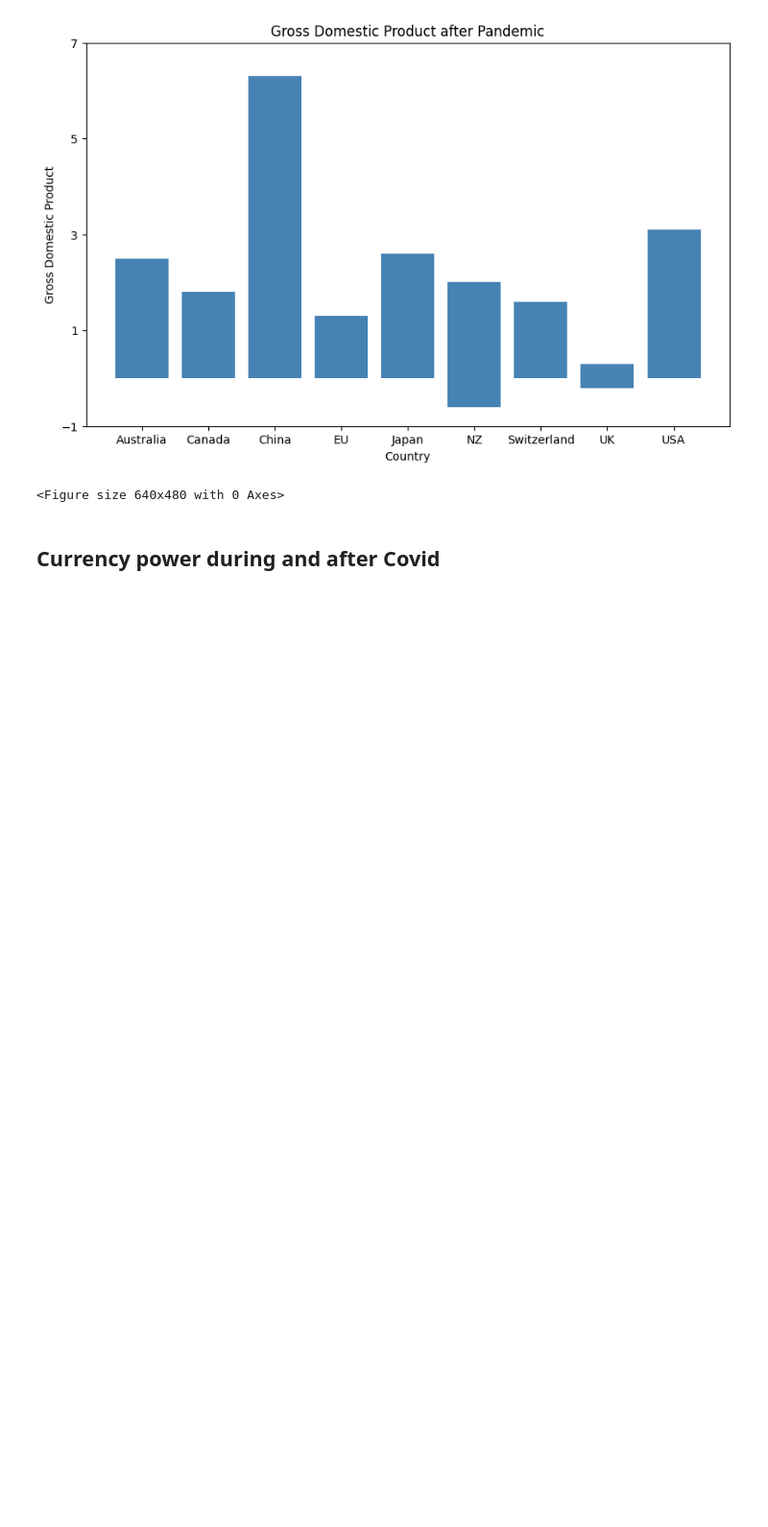
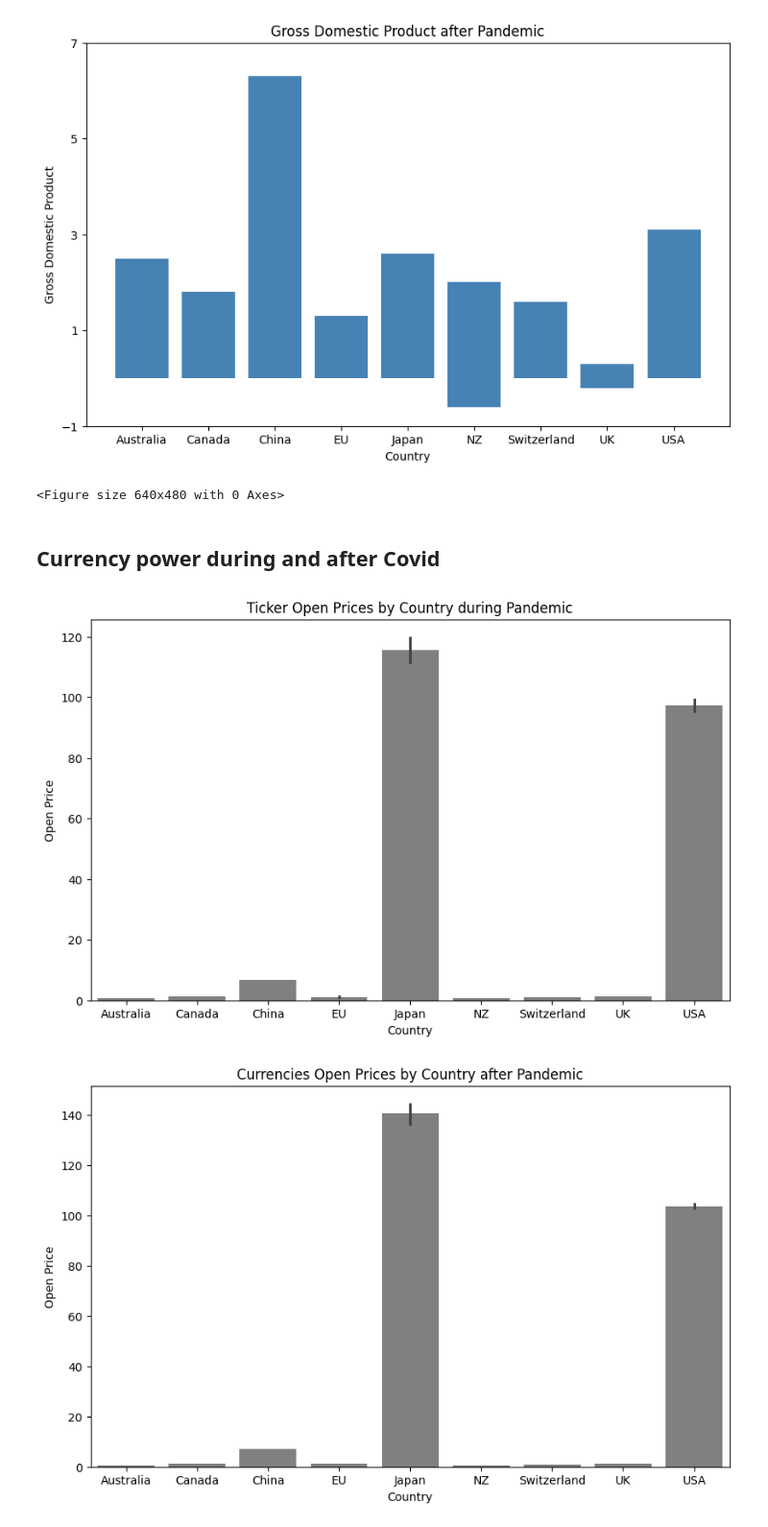
Before and after one commit to kevinmaxx2/Economic-Data-After-Covid, a Jupyter notebook: notebook.ipynb, the cells around one changed output. Shown: that part at 96% size. Saved outputs shown, nothing was run; the diff lists cells and outputs as text; code cells hidden in the pictures; blank space fills up the shorter version.

Commit message:
Added final charts

```diff
--- a/notebook.ipynb
+++ b/notebook.ipynb
@@ -312,3 +312,19 @@ plt.clf()
 <Figure size 640x480 with 0 Axes>
 # %% [markdown]
 ## Currency power during and after Covid
+# %%
+plt.figure(figsize=(10, 6))
+sns.barplot(x='country', y='open', data=df_pandemic, color='grey')
+plt.title('Ticker Open Prices by Country during Pandemic')
+plt.xlabel('Country')
+plt.ylabel('Open Price')
+plt.show()
+plt.figure(figsize=(10, 6))
+sns.barplot(x='country', y='open', data=df_after_pandemic, color='grey')
+plt.title('Currencies Open Prices by Country after Pandemic')
+plt.xlabel('Country')
+plt.ylabel('Open Price')
+plt.show()
+# %% [output]
+[figure, added]
+[figure, added]
```
Also changed, not shown: parts of 3 cells of this notebook.
